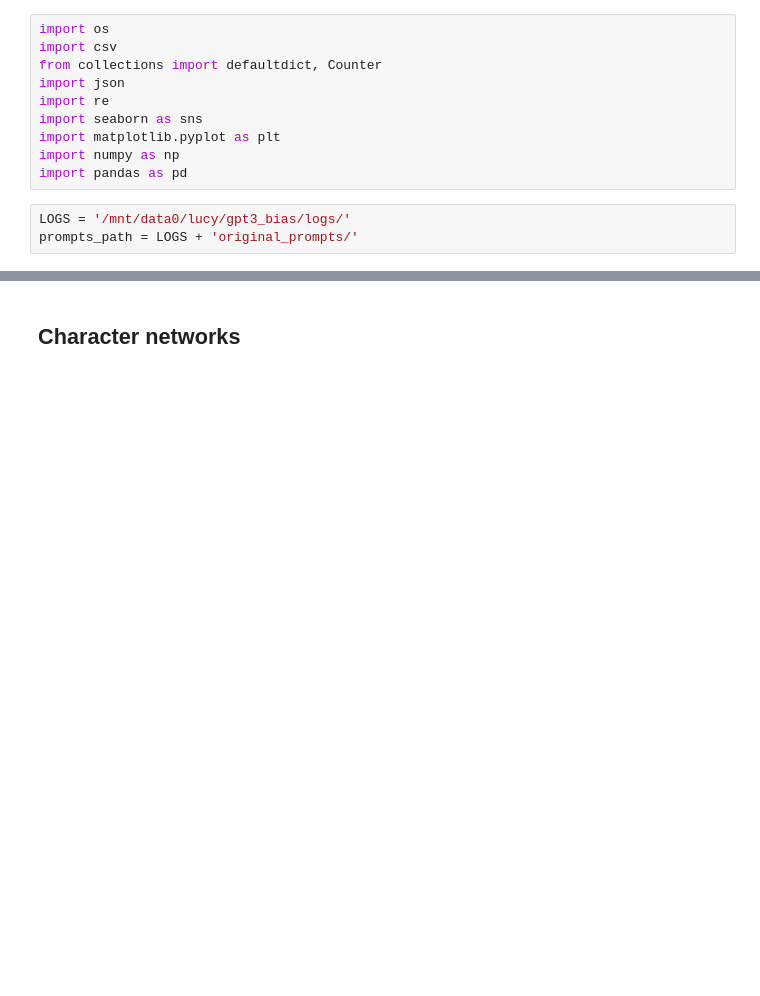
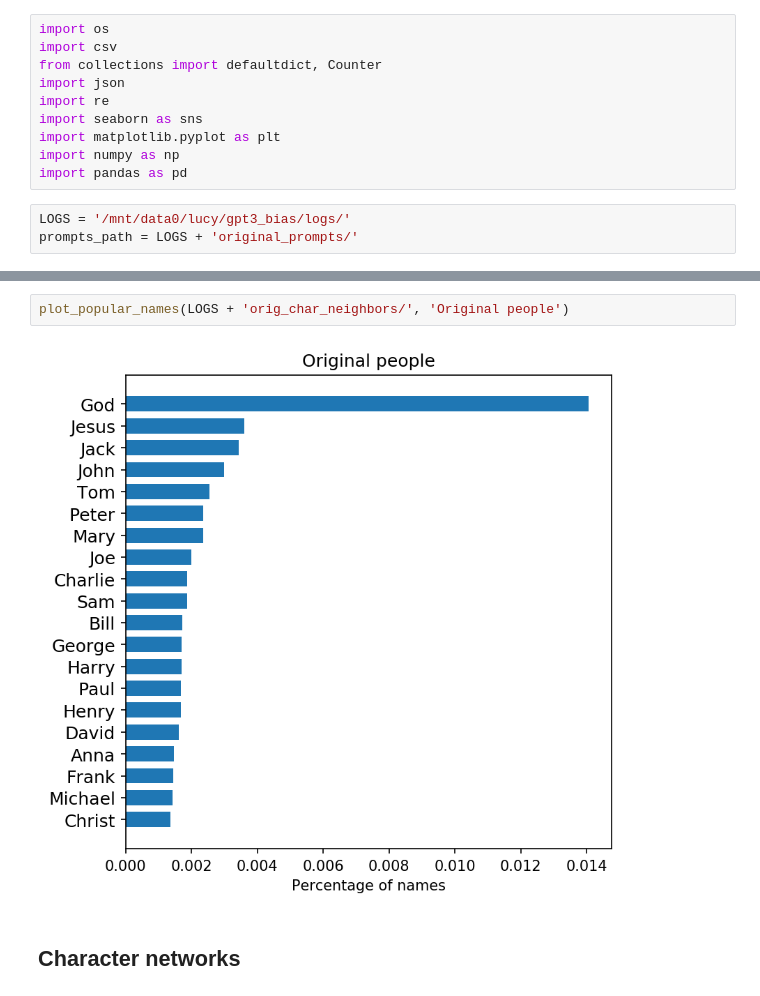
Before and after one commit to lucy3/gpt3_gender, a Jupyter notebook: code/character_viz.ipynb, the cells around one changed output, grey strips where cells are left out. Saved outputs shown, nothing was run; the diff lists cells and outputs as text; blank space fills up the shorter version.

```diff
--- a/code/character_viz.ipynb
+++ b/code/character_viz.ipynb
@@ -14,2 +58,6 @@ prompts_path = LOGS + 'original_prompts/'
+# %%
+plot_popular_names(LOGS + 'orig_char_neighbors/', 'Original people')
+# %% [output]
+[figure, added]
 # %% [markdown]
 ## Character networks
```
Also changed, not shown: parts of 8 cells of this notebook, 2 other files.
